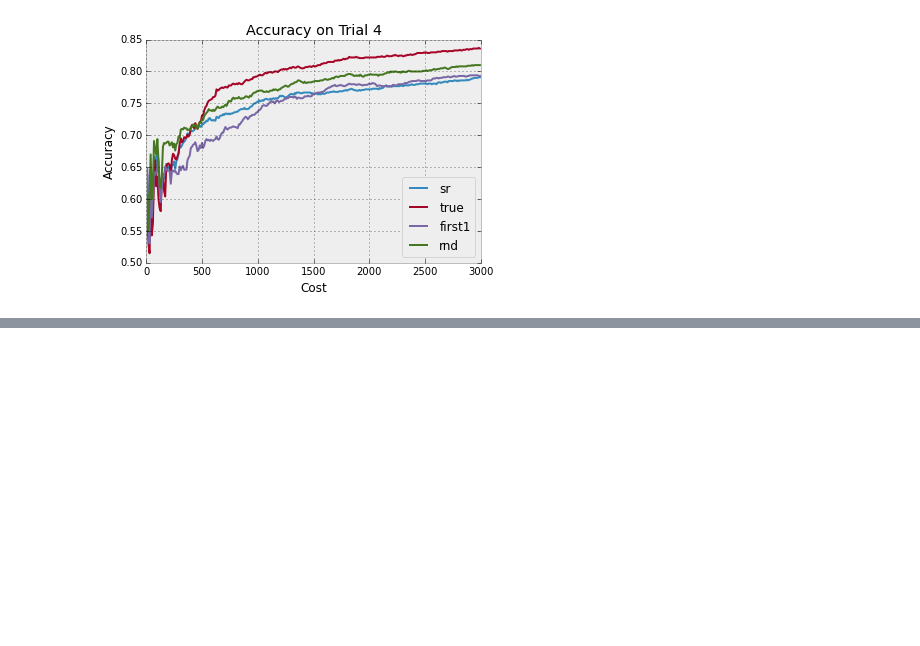
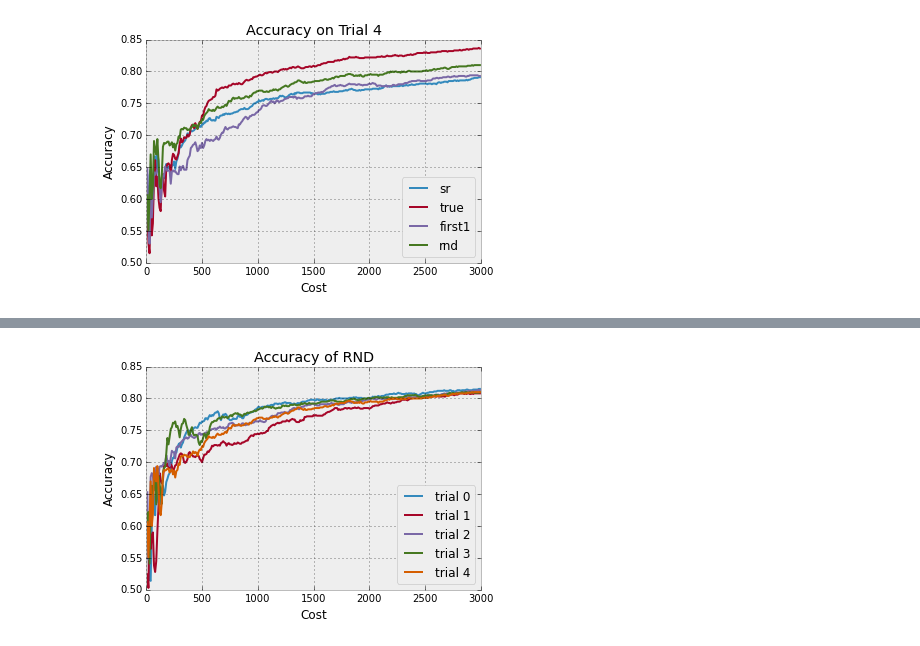
Before and after one commit to mramire8/notebooks, a Jupyter notebook: trial_plots.ipynb, the cells around one changed output, grey strips where cells are left out. Cells and saved outputs as stored; diff of their text form; code cells hidden in the pictures; blank space fills up the shorter version.

Commit message:
notebook plot trial per method

```diff
--- a/trial_plots.ipynb
+++ b/trial_plots.ipynb
@@ -75,0 +103,15 @@ for t in range(5):
+# %%
+def plot_method(method, data):
+    for t in range(5):
+        cost = range(10, 3000, 10)
+        y = get_trial(data[method],t)
+        plt.plot(cost, y, label='trial '+str(t))
+    plt.legend(loc='best')
+    plt.title('Accuracy of '+method.upper())
+    plt.xlabel('Cost')
+    plt.ylabel('Accuracy')
+    plt.show()
+
+plot_method('rnd', data)
+# %% [output]
+[figure, added]
```
Also changed, not shown: parts of 4 cells of this notebook, 1 other file.
